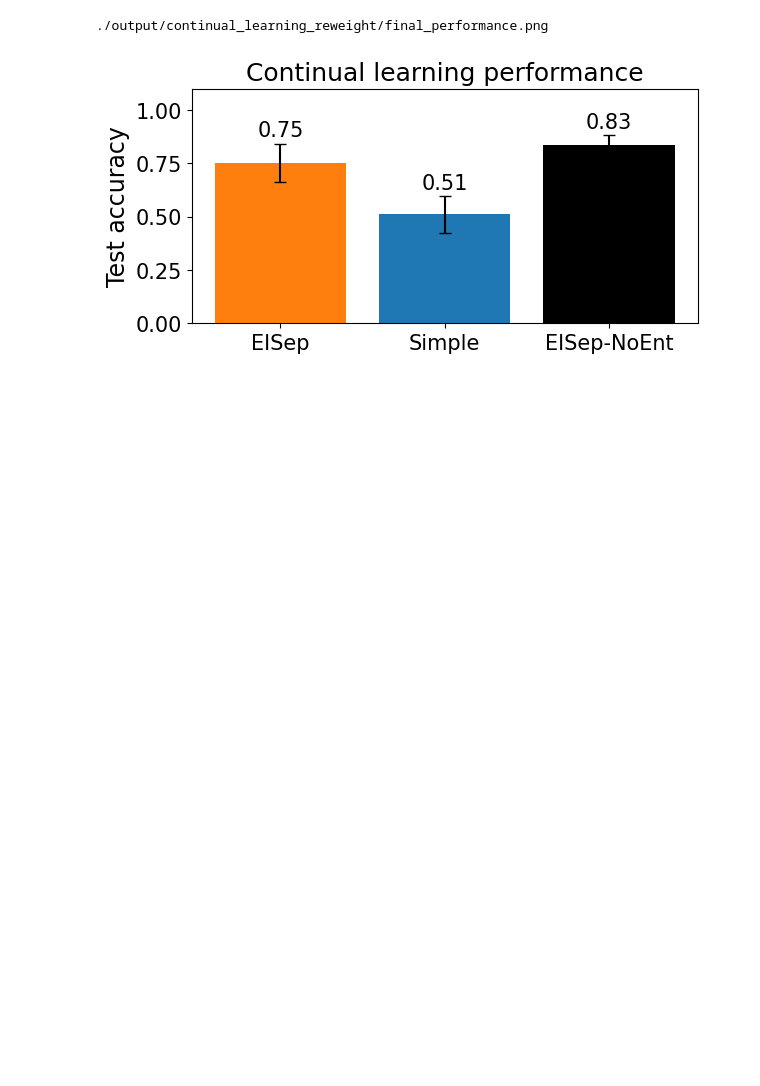
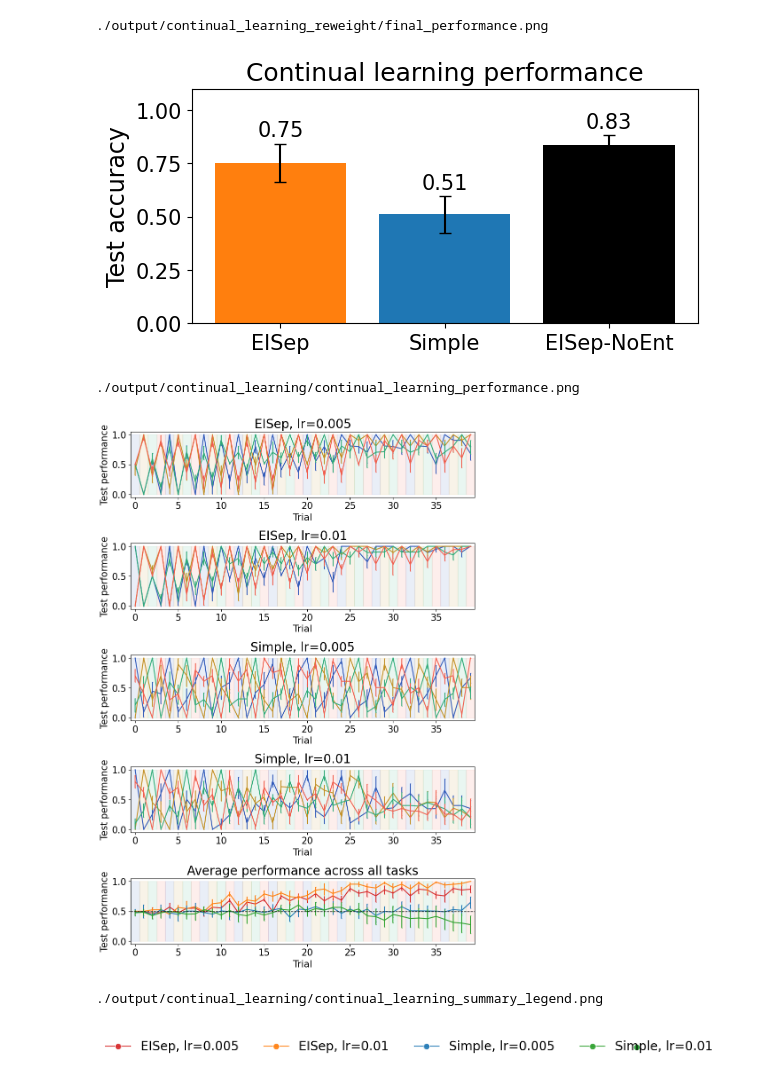
Before and after one commit to NeuroAIHub/EISep, a Jupyter notebook: docs/examples/supervised_sequential_learning.ipynb, the cells around one changed output. Cells and saved outputs as stored; diff of their text form; code cells hidden in the pictures; blank space fills up the shorter version.

```diff
--- a/docs/examples/supervised_sequential_learning.ipynb
+++ b/docs/examples/supervised_sequential_learning.ipynb
@@ -716,10 +719,14 @@ import pickle as pkl
 import numpy as np
 import os
 
-paths = ['./result/continual_learning_reweight/temp_None/lr0.01_eisep_info.pkl',
-    './result/continual_learning_reweight/hidden_64/lr0.01_eisep_info.pkl',
-            './result/continual_learning_reweight/hidden_64/lr0.005_simple_info.pkl',
-        './result/continual_learning_reweight/hidden_64/lr0.01_simple_info.pkl']
+# paths = ['./result/continual_learning_gradient_alignment_reorder/lr0.01_eisep_info.pkl',
+#     './result/continual_learning_gradient_alignment_reorder/lr0.01_eisep_info.pkl',
+#             './result/continual_learning_gradient_alignment_reorder/lr0.005_simple_info.pkl',
+#         './result/continual_learning_gradient_alignment_reorder/lr0.01_simple_info.pkl']
+paths = ['./result/continual_learning_gradient_alignment_reorder_old/lr0.005_eisep_info.pkl',
+    './result/continual_learning_gradient_alignment_reorder_old/lr0.01_eisep_info.pkl',
+            './result/continual_learning_gradient_alignment_reorder_old/lr0.005_simple_info.pkl',
+        './result/continual_learning_gradient_alignment_reorder_old/lr0.01_simple_info.pkl']
 infos = [pkl.load(open(path, 'rb')) for path in paths]
 test_perfs = [info['test_perf_all'] for info in infos]
 n_seed = 5
@@ -732,12 +739,14 @@ fontsize = 20
 fig, ax = plt.subplots(len(infos)+1, 1, figsize=(10, 3*(len(infos)+1)))
 ax = ax.flatten()
 task_colors = [
-    "#3059B9",  # Group 1 - blue (darker)
-    "#30AB78",  # Group 1 - blue (lighter)
-
-    "#C29024",  # Group 2 - orange (darker)
-    "#F15E4E",  # Group 2 - orange (lighter)
+    "#3059B9",  # Group 1 - blue (darker) Go
+    "#C29024",  # Group 2 - orange (darker) Anti
+    "#30AB78",  # Group 1 - blue (lighter) Delay Go
+    "#F15E4E",  # Group 2 - orange (lighter) Delay Anti
 ]
+# titles = ['EISep, lr=0.005', 'EISep, lr=0.01', 'Simple, lr=0.005', 'Simple, lr=0.01']
+# summary_labels = ['EISep, lr=0.005', 'EISep, lr=0.01', 'Simple, lr=0.005', 'Simple, lr=0.01']
+# model_colors = ['C3', 'C1', 'C0', 'C2']
 titles = ['EISep, lr=0.005', 'EISep, lr=0.01', 'Simple, lr=0.005', 'Simple, lr=0.01']
 summary_labels = ['EISep, lr=0.005', 'EISep, lr=0.01', 'Simple, lr=0.005', 'Simple, lr=0.01']
 model_colors = ['C3', 'C1', 'C0', 'C2']
@@ -764,46 +773,61 @@ for i in range(len(infos)):
     ax[-1].errorbar(
         range(len(envs)*repeat_times),
         test_perf_mean.mean(-1).reshape(-1),
         yerr=test_perf_ste.mean(-1).reshape(-1),
         fmt='none',
         capsize=1,
         color=model_colors[i]
     )
 
 for a in ax:
     for j in range(repeat_times):
         for k in range(len(envs)):
             a.fill_betweenx([0, 1], j*len(envs)+k-0.5, j*len(envs)+k+0.5, color=task_colors[k], alpha=0.1)
     a.set_xmargin(0)
     a.set_xlabel('Trial', fontsize=fontsize-5)
     a.set_ylabel('Test performance', fontsize=fontsize-5)
     a.tick_params(labelsize=fontsize-5)
 
 
 ax[-1].set_title('Average performance across all tasks', fontsize=fontsize)
 # ax[-1].legend(fontsize=fontsize-5, loc='upper left', framealpha=0.7)
 
 ax[-1].axhline(0.5, color='k', linestyle='--', linewidth=1)
 
 plt.subplots_adjust(hspace=0.7)
 # plt.tight_layout()
 figpath = './output/continual_learning/continual_learning_performance.png'
 os.makedirs(os.path.dirname(figpath), exist_ok=True)
 plt.savefig(figpath, dpi=400)
 print(figpath)
+# %% [output]
+./output/continual_learning/continual_learning_performance.png
+[figure, added]
 # %%
 fig, ax = plt.subplots(1,1, figsize=(5,1), constrained_layout=True)
 # titles = ['EISep, lr=1e-2', 'Simple, lr=5e-3', 'Simple, lr=1e-2']
 # model_colors = ['C1', 'C0', 'C2']
 for i in range(len(infos)):
-    ax.plot(0, 0, label=titles[i], color=model_colors[i], alpha=1, linewidth=10)
-ax.legend(ncol=2, fontsize=fontsize, loc='center right', framealpha=1, shadow=False, markerscale=1, frameon=False)
+    ax.plot(0, 0, label=titles[i], color=model_colors[i] , alpha=0.9,
+                   marker='o', markeredgecolor='white', markeredgewidth=1, markersize=10)
+    # ax.errorbar(
+    #     0,
+    #     0,
+    #     yerr=0,
+    #     fmt='none',
+    #     capsize=1,
+    #     color=model_colors[i]
+    #     )
+plt.legend(ncol=4, fontsize=fontsize, loc='center right', framealpha=1, shadow=False, markerscale=1, frameon=False)
 ax.axis('off')
 plt.savefig('./output/continual_learning/continual_learning_summary_legend.png', dpi=500,
 
     bbox_inches='tight',
     pad_inches=0.02)
 print('./output/continual_learning/continual_learning_summary_legend.png')
+# %% [output]
+./output/continual_learning/continual_learning_summary_legend.png
+[figure, added]
 # %%
 from net.common import savefig
 final_performance_stes = np.zeros((len(infos),2))
```
Also changed, not shown: parts of 5 cells of this notebook, 19 other files.
